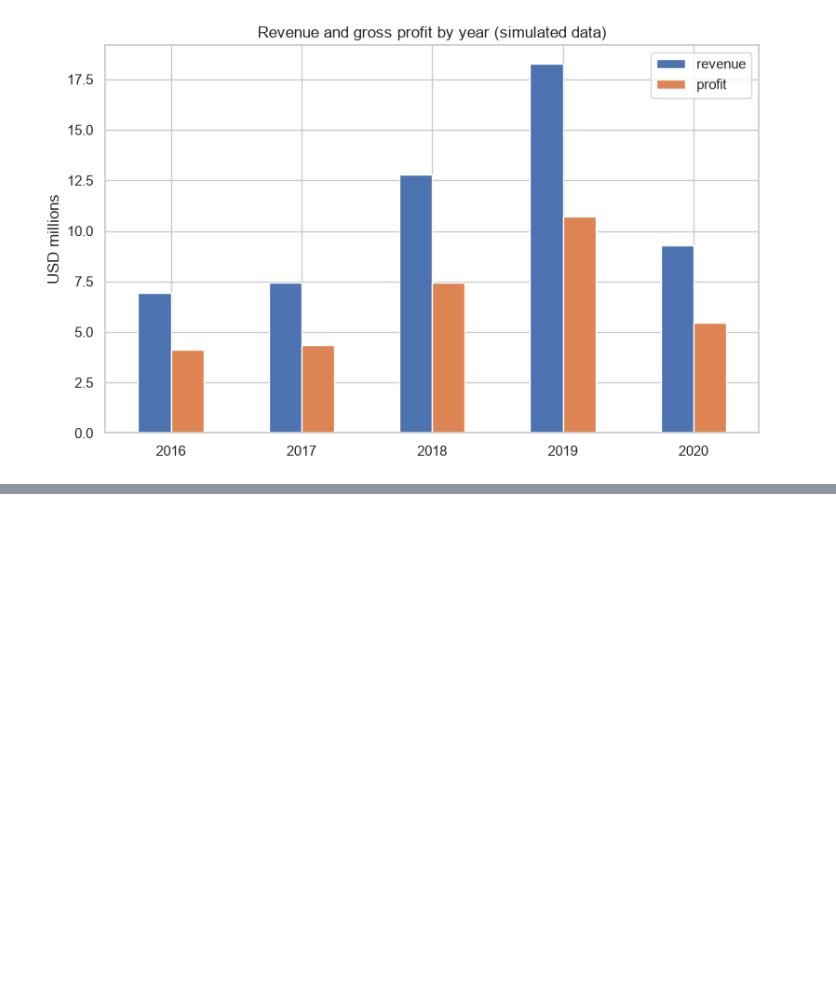
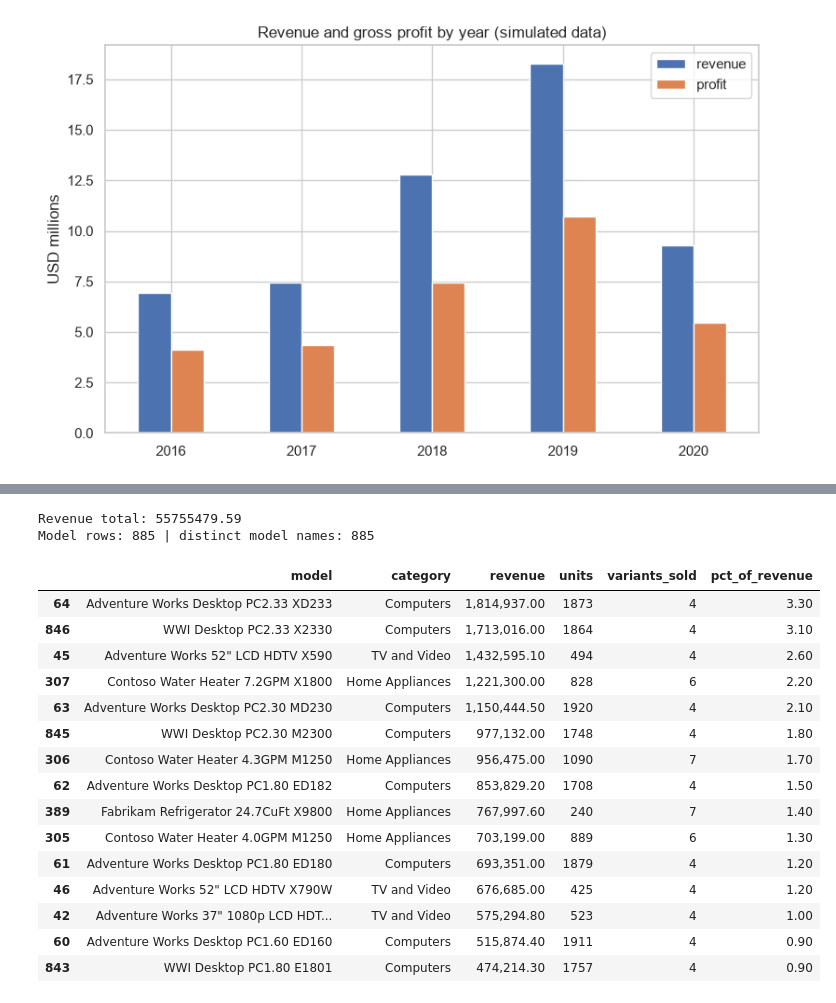
Before and after one commit to Mohsintahseen/sales-intelligence-system, a Jupyter notebook: notebooks/01_eda_overview.ipynb, the cells around one changed output, grey strips where cells are left out. Drawn from its saved outputs; the diff is of its cells as text; code cells hidden in the pictures; blank space fills up the shorter version.

```diff
--- a/notebooks/01_eda_overview.ipynb
+++ b/notebooks/01_eda_overview.ipynb
@@ -109,3 +109,21 @@ year
 2019 18,264,382.50 10,697,738.90       42.80
 2020  9,294,632.10  5,447,460.10      -49.10
 [figure]
+# %%
+def strip_color(name, color):
+    """Remove a trailing colour from a product name (case-insensitive), only if the name really ends with it."""
+    if isinstance(color, str) and color and name.lower().endswith(" " + color.lower()):
+        return name[: -(len(color) + 1)]
+    return name
+
+products["model"] = [strip_color(n, c) for n, c in zip(products["product_name"], products["color"])]
+
+unstripped = products[products["model"] == products["product_name"]]
+colour_in_name = unstripped[
+    [c.lower() in n.lower() for n, c in zip(unstripped["product_name"], unstripped["color"])]
+]
+print("Products:", len(products))
+print("Distinct models:", products["model"].nunique())
+print("Names where no colour was removed:", len(unstripped))
+print("...of which the colour appears somewhere in the name (suspicious):", len(colour_in_name))
+colour_in_name[["product_key", "product_name", "color"]].head(15)
@@ -111,0 +136,40 @@ year
+# %%
+# drop() makes this cell safe to re-run (otherwise merge would create model_x / model_y)
+df = df.drop(columns="model", errors="ignore").merge(
+    products[["product_key", "model"]], on="product_key", how="left"
+)
+assert len(df) == 62884, "merge changed the row count"
+assert df["model"].notna().all(), "some sales rows have no model"
+
+model_rev = (
+    df.groupby(["model", "category"])
+      .agg(revenue=("revenue_usd", "sum"),
+           units=("quantity", "sum"),
+           variants_sold=("product_key", "nunique"))
+      .reset_index()
+      .sort_values("revenue", ascending=False)
+)
+model_rev["pct_of_revenue"] = 100 * model_rev["revenue"] / model_rev["revenue"].sum()
+
+print("Revenue total:", round(model_rev["revenue"].sum(), 2))
+print("Model rows:", len(model_rev), "| distinct model names:", model_rev["model"].nunique())
+model_rev.head(15).round(1)
+# %% [output]
+Revenue total: 55755479.59
+Model rows: 885 | distinct model names: 885
+|  | model | category | revenue | units | variants_sold | pct_of_revenue |
+| 64 | Adventure Works Desktop PC2.33 XD233 | Computers | 1,814,937.00 | 1873 | 4 | 3.30 |
+| 846 | WWI Desktop PC2.33 X2330 | Computers | 1,713,016.00 | 1864 | 4 | 3.10 |
+| 45 | Adventure Works 52" LCD HDTV X590 | TV and Video | 1,432,595.10 | 494 | 4 | 2.60 |
+| 307 | Contoso Water Heater 7.2GPM X1800 | Home Appliances | 1,221,300.00 | 828 | 6 | 2.20 |
+| 63 | Adventure Works Desktop PC2.30 MD230 | Computers | 1,150,444.50 | 1920 | 4 | 2.10 |
+| 845 | WWI Desktop PC2.30 M2300 | Computers | 977,132.00 | 1748 | 4 | 1.80 |
+| 306 | Contoso Water Heater 4.3GPM M1250 | Home Appliances | 956,475.00 | 1090 | 7 | 1.70 |
+| 62 | Adventure Works Desktop PC1.80 ED182 | Computers | 853,829.20 | 1708 | 4 | 1.50 |
+| 389 | Fabrikam Refrigerator 24.7CuFt X9800 | Home Appliances | 767,997.60 | 240 | 7 | 1.40 |
+| 305 | Contoso Water Heater 4.0GPM M1250 | Home Appliances | 703,199.00 | 889 | 6 | 1.30 |
+| 61 | Adventure Works Desktop PC1.80 ED180 | Computers | 693,351.00 | 1879 | 4 | 1.20 |
+| 46 | Adventure Works 52" LCD HDTV X790W | TV and Video | 676,685.00 | 425 | 4 | 1.20 |
+| 42 | Adventure Works 37" 1080p LCD HDT... | TV and Video | 575,294.80 | 523 | 4 | 1.00 |
+| 60 | Adventure Works Desktop PC1.60 ED160 | Computers | 515,874.40 | 1911 | 4 | 0.90 |
+| 843 | WWI Desktop PC1.80 E1801 | Computers | 474,214.30 | 1757 | 4 | 0.90 |
```
Also changed, not shown: parts of 3 cells of this notebook, 1 other file.
